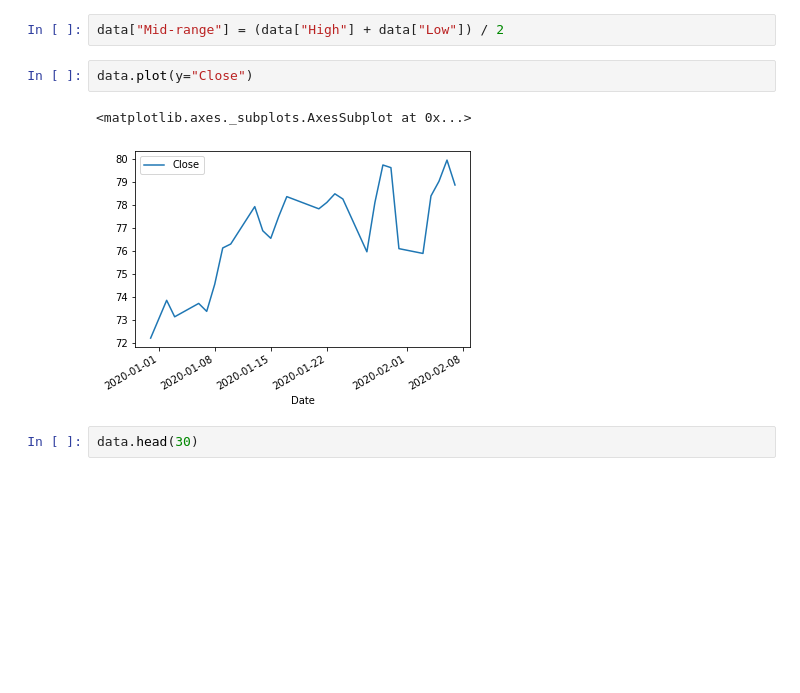
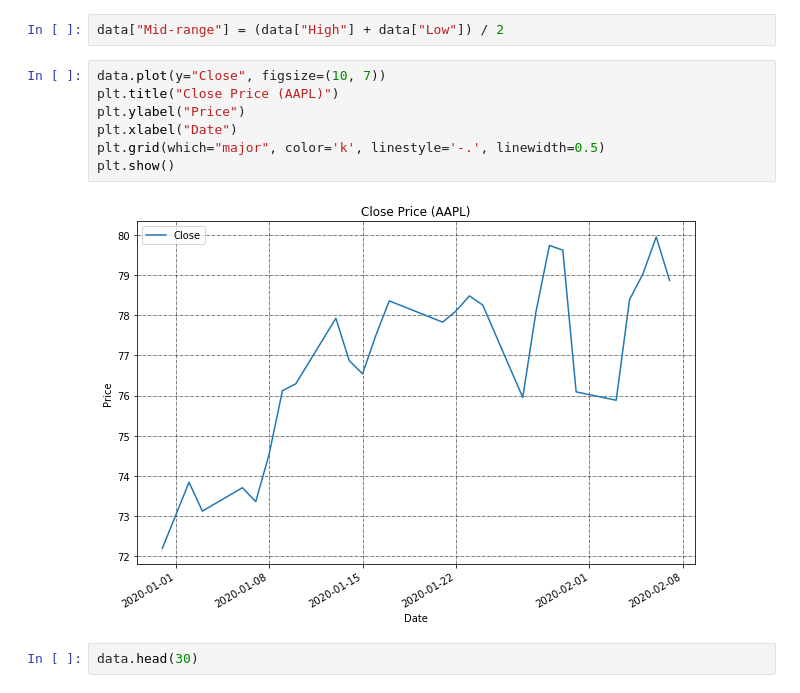
Before and after one commit to datagloves/stock_exchange_project, a Jupyter notebook: Stock_Exchange_Notebook.ipynb, the cells around one changed output. Cells and saved outputs as stored; diff of their text form; blank space fills up the shorter version.

Commit message:
plot representation adjusted

```diff
--- a/Stock_Exchange_Notebook.ipynb
+++ b/Stock_Exchange_Notebook.ipynb
@@ -37,11 +37,15 @@ else:
 data["Change"] = data["Close"] - data["Open"]
 # %%
 data["Mid-range"] = (data["High"] + data["Low"]) / 2
-# %%
-data.plot(y="Close")
-# %% [output]
-<matplotlib.axes._subplots.AxesSubplot at 0x...>
-[figure, removed]
+# %%
+data.plot(y="Close", figsize=(10, 7))
+plt.title("Close Price (AAPL)")
+plt.ylabel("Price")
+plt.xlabel("Date")
+plt.grid(which="major", color='k', linestyle='-.', linewidth=0.5)
+plt.show()
+# %% [output]
+[figure, added]
 # %%
 data.head(30)
 # %% [output]
```
